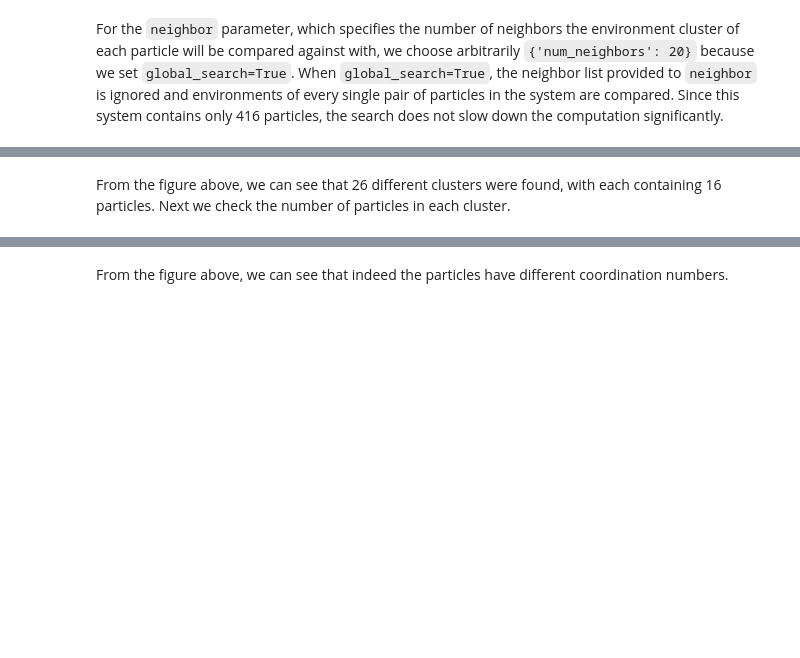
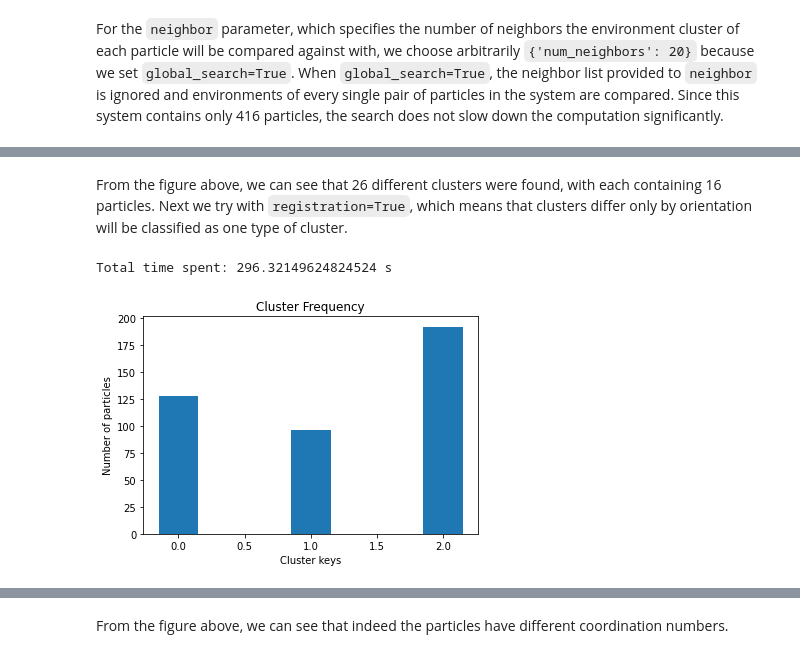
Before and after one commit to glotzerlab/freud-examples, a Jupyter notebook: examples/Searching for Local Environments in complex crystal.ipynb, the cells around one changed output, grey strips where cells are left out. Saved outputs shown, nothing was run; the diff lists cells and outputs as text; code cells hidden in the pictures; blank space fills up the shorter version.

```diff
--- a/examples/Searching for Local Environments in complex crystal.ipynb
+++ b/examples/Searching for Local Environments in complex crystal.ipynb
@@ -127,3 +127,31 @@ Total time spent: 0.09737706184387207 s
 [figure]
 # %% [markdown]
-From the figure above, we can see that 26 different clusters were found, with each containing 16 particles. Next we check the number of particles in each cluster.
+From the figure above, we can see that 26 different clusters were found, with each containing 16 particles. Next we try with `registration=True`, which means that clusters differ only by orientation will be classified as one type of cluster.
+# %%
+t0 = time()
+first_well = 0.68
+env_cluster = freud.environment.EnvironmentCluster()
+
+threshold = 0.2 * first_well
+neighbor = {'num_neighbors': 20}
+env_neighbor = {'r_max': first_well}
+
+env_cluster.compute((box, points), threshold=threshold,
+                    neighbors=neighbor,
+                    env_neighbors=env_neighbor,
+                    registration=True,
+                    global_search=True)
+
+t1 = time()
+print(f'Total time spent: {t1 - t0} s')
+
+fig, ax = plt.subplots()
+ax.hist(env_cluster.cluster_idx, bins=range(env_cluster.num_clusters+1),
+        align='left', rwidth=0.3)
+ax.set_xlabel('Cluster keys')
+ax.set_ylabel('Number of particles')
+plt.title('Cluster Frequency')
+plt.show()
+# %% [output]
+Total time spent: 296.32149624824524 s
+[figure, added]
```
Also changed, not shown: parts of 5 cells of this notebook.
